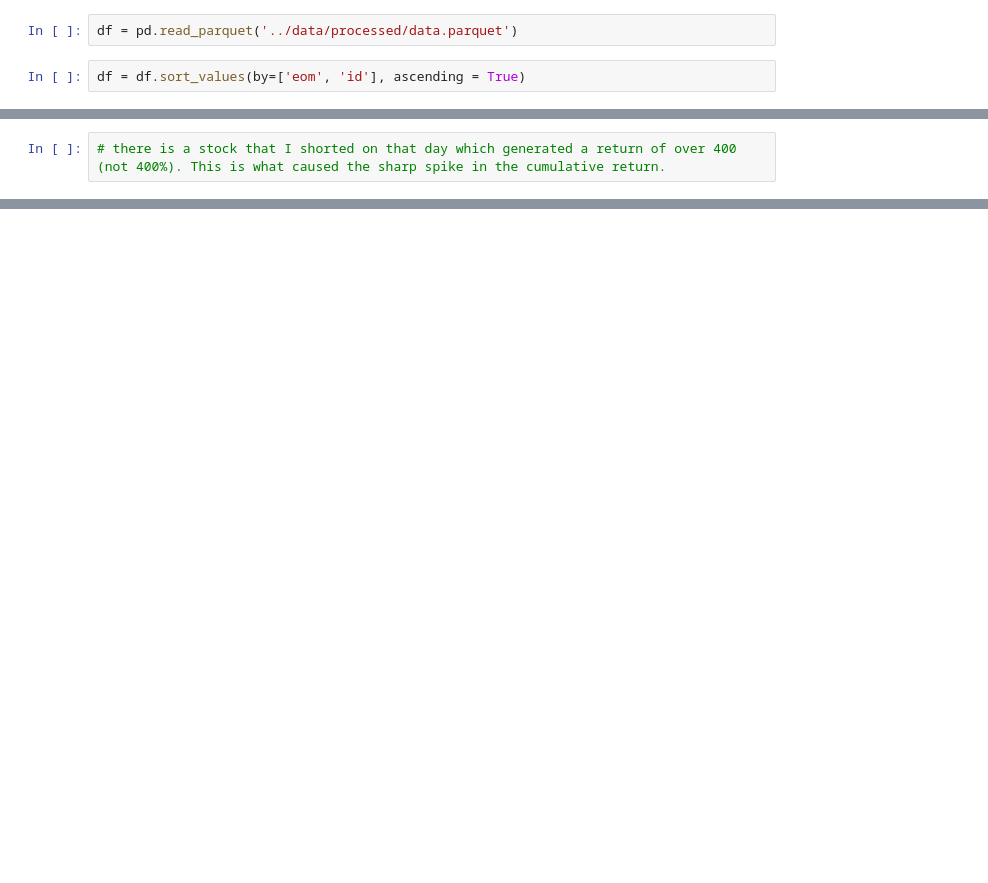
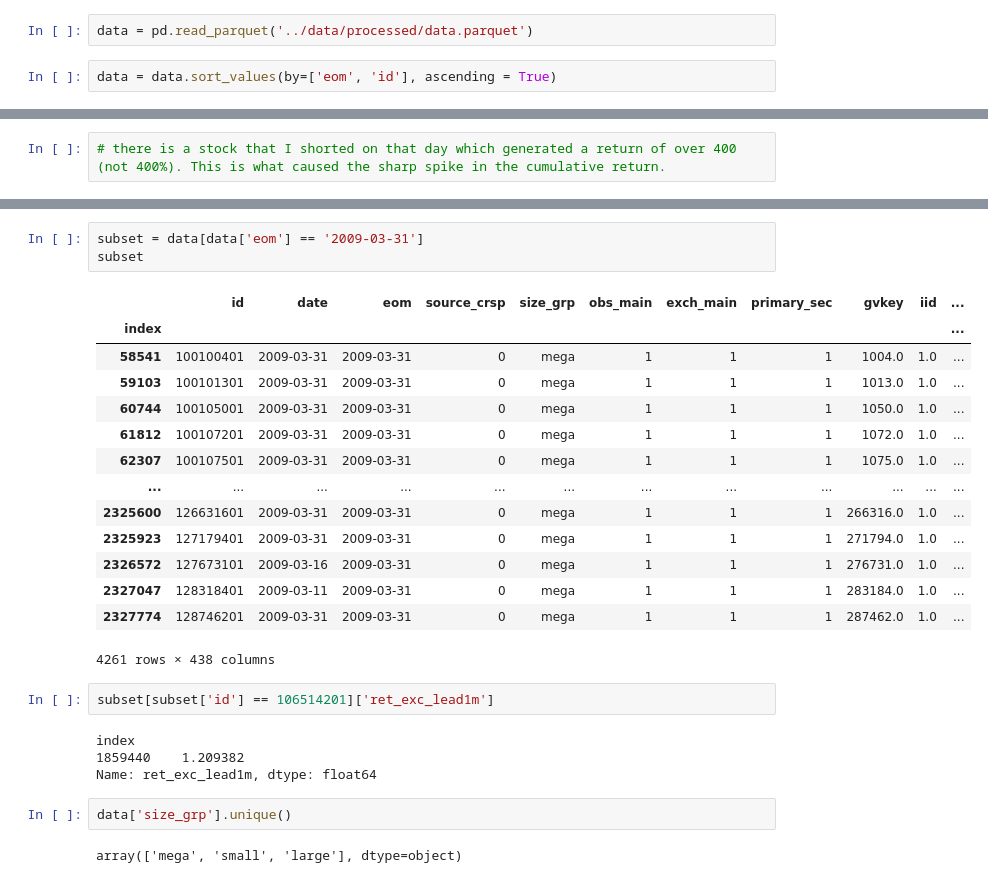
Before and after one commit to JohnnyTung123/MLII, a Jupyter notebook: code/researcher.ipynb, the cells around one changed output, grey strips where cells are left out. Cells and saved outputs as stored; diff of their text form; blank space fills up the shorter version.

```diff
--- a/code/researcher.ipynb
+++ b/code/researcher.ipynb
@@ -5,4 +6,4 @@ import matplotlib.pyplot as plt
 # %%
-df = pd.read_parquet('../data/processed/data.parquet')
+data = pd.read_parquet('../data/processed/data.parquet')
 # %%
-df = df.sort_values(by=['eom', 'id'], ascending = True)
+data = data.sort_values(by=['eom', 'id'], ascending = True)
@@ -148 +189,29 @@ rets_df
+# %%
+subset = data[data['eom'] == '2009-03-31']
+subset
+# %% [output]
+|  | id | date | eom | source_crsp | size_grp | obs_main | exch_main | primary_sec | gvkey | iid | ... |
+| index |  |  |  |  |  |  |  |  |  |  | ... |
+| 58541 | 100100401 | 2009-03-31 | 2009-03-31 | 0 | mega | 1 | 1 | 1 | 1004.0 | 1.0 | ... |
+| 59103 | 100101301 | 2009-03-31 | 2009-03-31 | 0 | mega | 1 | 1 | 1 | 1013.0 | 1.0 | ... |
+| 60744 | 100105001 | 2009-03-31 | 2009-03-31 | 0 | mega | 1 | 1 | 1 | 1050.0 | 1.0 | ... |
+| 61812 | 100107201 | 2009-03-31 | 2009-03-31 | 0 | mega | 1 | 1 | 1 | 1072.0 | 1.0 | ... |
+| 62307 | 100107501 | 2009-03-31 | 2009-03-31 | 0 | mega | 1 | 1 | 1 | 1075.0 | 1.0 | ... |
+| ... | ... | ... | ... | ... | ... | ... | ... | ... | ... | ... | ... |
+| 2325600 | 126631601 | 2009-03-31 | 2009-03-31 | 0 | mega | 1 | 1 | 1 | 266316.0 | 1.0 | ... |
+| 2325923 | 127179401 | 2009-03-31 | 2009-03-31 | 0 | mega | 1 | 1 | 1 | 271794.0 | 1.0 | ... |
+| 2326572 | 127673101 | 2009-03-16 | 2009-03-31 | 0 | mega | 1 | 1 | 1 | 276731.0 | 1.0 | ... |
+| 2327047 | 128318401 | 2009-03-11 | 2009-03-31 | 0 | mega | 1 | 1 | 1 | 283184.0 | 1.0 | ... |
+| 2327774 | 128746201 | 2009-03-31 | 2009-03-31 | 0 | mega | 1 | 1 | 1 | 287462.0 | 1.0 | ... |
+4261 rows × 438 columns
+# %%
+subset[subset['id'] == 106514201]['ret_exc_lead1m']
+# %% [output]
+index
+1859440    1.209382
+Name: ret_exc_lead1m, dtype: float64
+# %%
+data['size_grp'].unique()
+# %% [output]
+array(['mega', 'small', 'large'], dtype=object)
 # %%
```
Also changed, not shown: parts of 27 cells of this notebook, 17 other files.
